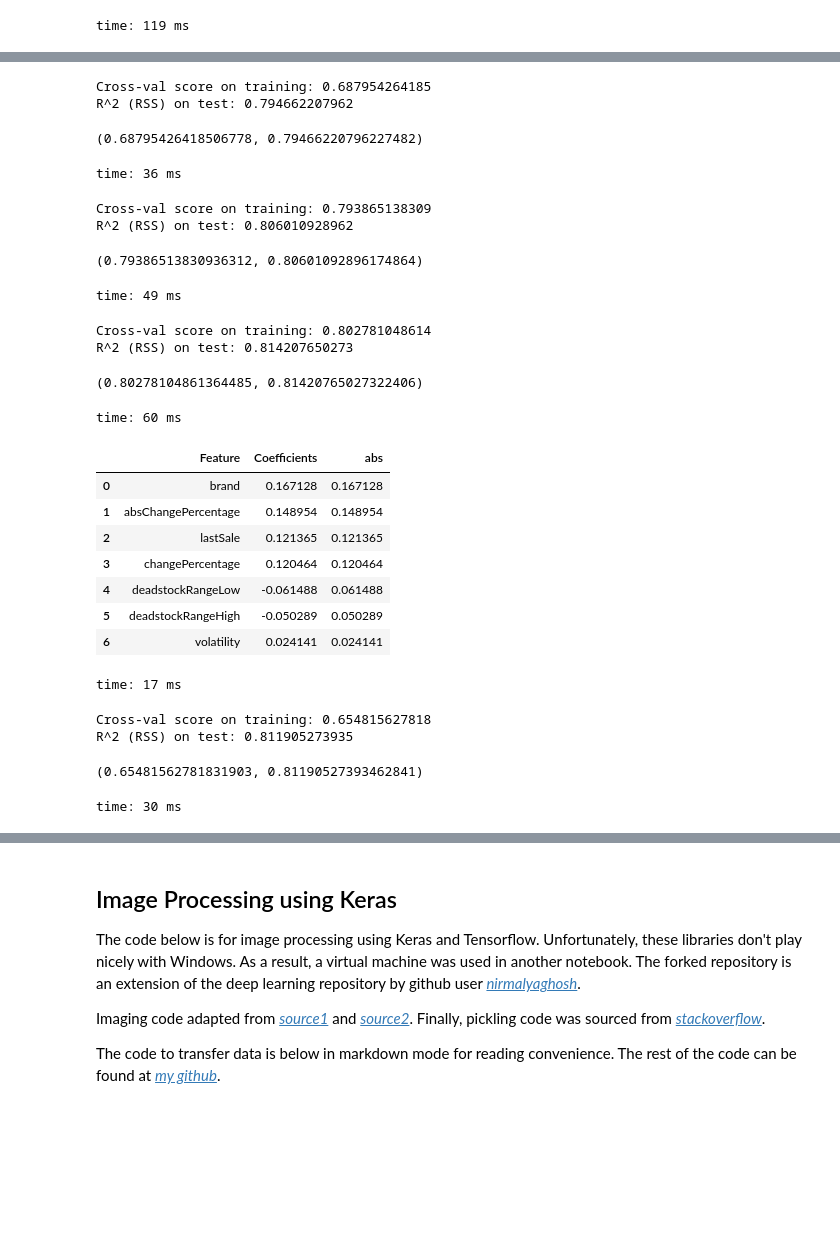
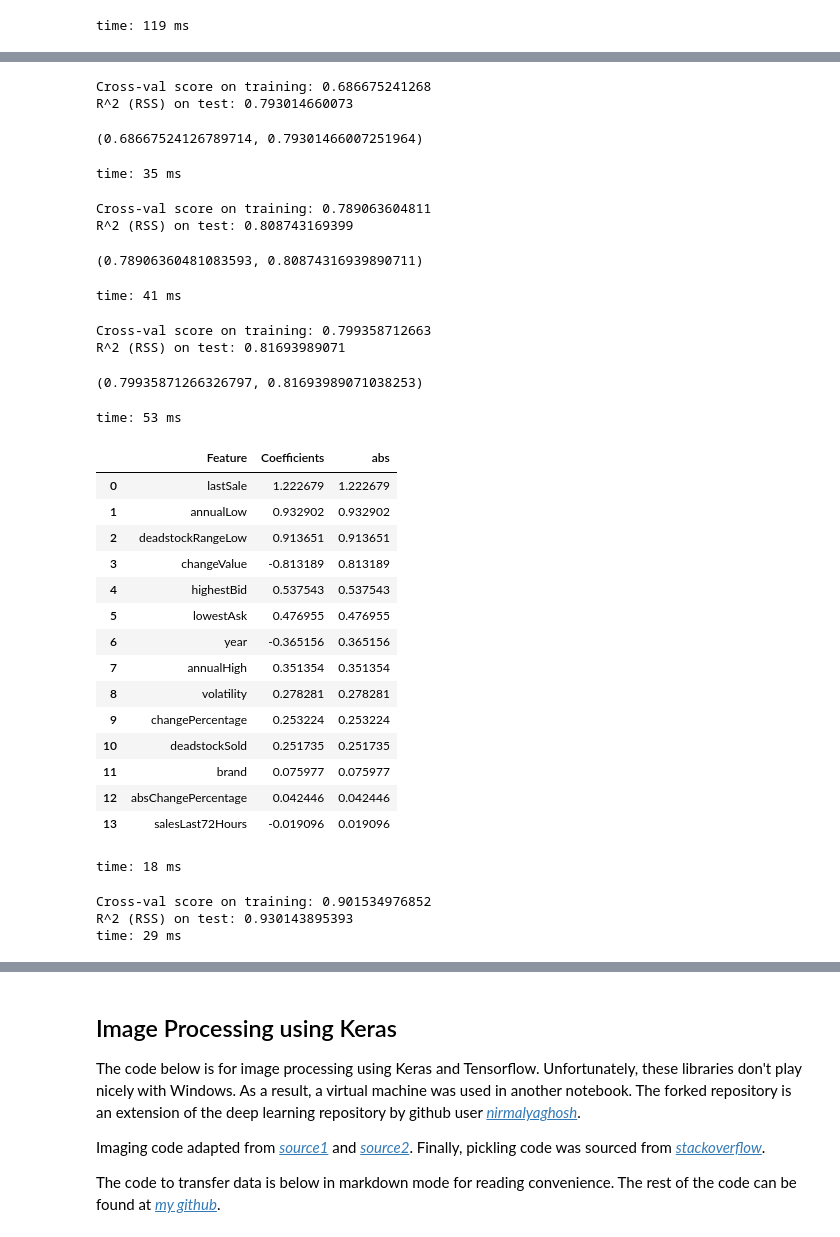
Before and after one commit to chrisk447/Capstone-GA, a Jupyter notebook: StockX Notebook.ipynb, the cells around one changed output, grey strips where cells are left out. Cells and saved outputs as stored; diff of their text form; code cells hidden in the pictures; blank space fills up the shorter version.

Commit message:
Final linear/logistic models?

```diff
--- a/StockX Notebook.ipynb
+++ b/StockX Notebook.ipynb
@@ -755,7 +755,8 @@ time: 119 ms
 # %%
 # Now have a bunch more variables. Would be a good idea to do PCA on the features to avoid multicollinearity.
 num_df = tops.drop(['cluster_label','retailPrice', 'averageDeadstockPrice', 'releaseDate', 'category', 'colorway',
-                    'name', 'shoe', 'title', 'thumbUrl', 'colorway_token'], axis=1).copy()
+                    'name', 'shoe', 'title', 'thumbUrl', 'colorway_token', 'deadstockRangeHigh', 'deadstockRangeLow'],
+                    axis=1).copy()
 
 # Make another dataframe that doesn't include any colors or names to see if all those dummy variable creation mattered.
 no_extra_df = num_df.loc[:,:'rarity_bool'].copy()
@@ -807,52 +808,60 @@ X = no_extra_df.drop(['rarity', 'rarity_bool'], axis=1)
 y = num_df.rarity
 model_maker(X,y,6,linreg)
 # %% [output]
-Cross-val score on training: 0.687954264185
-R^2 (RSS) on test: 0.794662207962
+Cross-val score on training: 0.686675241268
+R^2 (RSS) on test: 0.793014660073
-(0.68795426418506778, 0.79466220796227482)
+(0.68667524126789714, 0.79301466007251964)
-time: 36 ms
+time: 35 ms
 # %%
 # PCA for classification
 X = no_extra_df.drop(['rarity', 'rarity_bool'], axis=1)
 y = num_df.rarity_bool
 model_maker(X,y,2,logreg)
 # %% [output]
-Cross-val score on training: 0.793865138309
-R^2 (RSS) on test: 0.806010928962
+Cross-val score on training: 0.789063604811
+R^2 (RSS) on test: 0.808743169399
-(0.79386513830936312, 0.80601092896174864)
+(0.78906360481083593, 0.80874316939890711)
-time: 49 ms
+time: 41 ms
 # %%
 # Non-PCA logistic regression
 X = no_extra_df.drop(['rarity', 'rarity_bool'], axis=1)
 y = num_df.rarity_bool
 model_maker(X,y,0,logreg)
 # %% [output]
-Cross-val score on training: 0.802781048614
-R^2 (RSS) on test: 0.814207650273
+Cross-val score on training: 0.799358712663
+R^2 (RSS) on test: 0.81693989071
-(0.80278104861364485, 0.81420765027322406)
+(0.79935871266326797, 0.81693989071038253)
-time: 60 ms
+time: 53 ms
 # %%
+# Getting only the top coefficients from the logistic regression
 coef_df = pd.DataFrame(zip(no_extra_df.drop(['rarity','rarity_bool'],axis=1).columns, logreg.coef_[0]), columns=['Feature', 'Coefficients'])
 coef_df['abs'] = abs(coef_df.Coefficients).copy()
 coef_df = coef_df.sort_values('abs', ascending=False).reset_index(drop=True)
-coef_df.head(7)
+coef_df
 # %% [output]
 |  | Feature | Coefficients | abs |
-| 0 | brand | 0.167128 | 0.167128 |
-| 1 | absChangePercentage | 0.148954 | 0.148954 |
-| 2 | lastSale | 0.121365 | 0.121365 |
-| 3 | changePercentage | 0.120464 | 0.120464 |
-| 4 | deadstockRangeLow | -0.061488 | 0.061488 |
-| 5 | deadstockRangeHigh | -0.050289 | 0.050289 |
-| 6 | volatility | 0.024141 | 0.024141 |
+| 0 | lastSale | 1.222679 | 1.222679 |
+| 1 | annualLow | 0.932902 | 0.932902 |
+| 2 | deadstockRangeLow | 0.913651 | 0.913651 |
+| 3 | changeValue | -0.813189 | 0.813189 |
+| 4 | highestBid | 0.537543 | 0.537543 |
+| 5 | lowestAsk | 0.476955 | 0.476955 |
+| 6 | year | -0.365156 | 0.365156 |
+| 7 | annualHigh | 0.351354 | 0.351354 |
+| 8 | volatility | 0.278281 | 0.278281 |
+| 9 | changePercentage | 0.253224 | 0.253224 |
+| 10 | deadstockSold | 0.251735 | 0.251735 |
+| 11 | brand | 0.075977 | 0.075977 |
+| 12 | absChangePercentage | 0.042446 | 0.042446 |
+| 13 | salesLast72Hours | -0.019096 | 0.019096 |
-time: 17 ms
+time: 18 ms
 # %%
-# Using only the top 7 coefficients as features
-X = tops.loc[:,coef_df.loc[:7,'Feature']]
-y = num_df.rarity
+# Using only the top few coefficients as features
+X = no_extra_df.drop(['rarity', 'rarity_bool','lastSale'], axis=1)
+y = num_df.lastSale
 model_maker(X,y,0,linreg)
+lr_coef_df = pd.DataFrame(zip(num_df.drop(['rarity', 'rarity_bool','lastSale'], axis=1).columns, linreg.coef_), columns=['Feature', 'Coefficients'])
 # %% [output]
-Cross-val score on training: 0.654815627818
-R^2 (RSS) on test: 0.811905273935
+Cross-val score on training: 0.901534976852
+R^2 (RSS) on test: 0.930143895393
+time: 29 ms
-(0.65481562781831903, 0.81190527393462841)
-time: 30 ms
```
Also changed, not shown: parts of 4 cells of this notebook.
